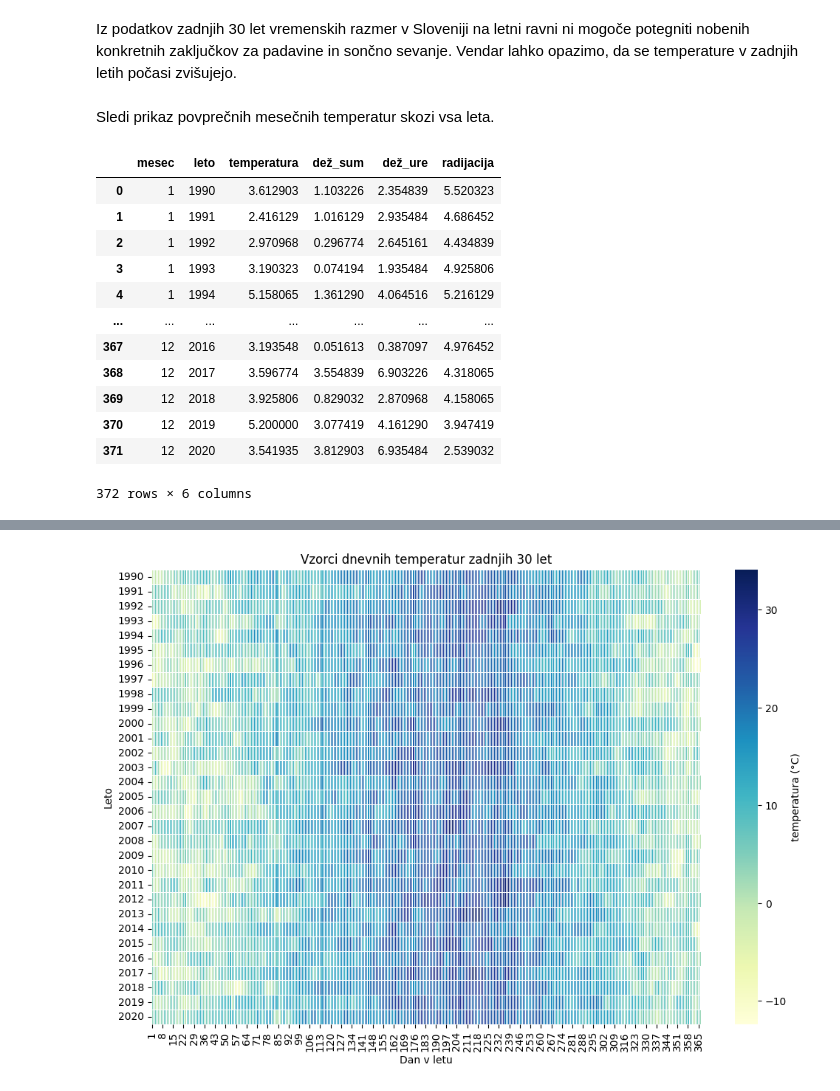
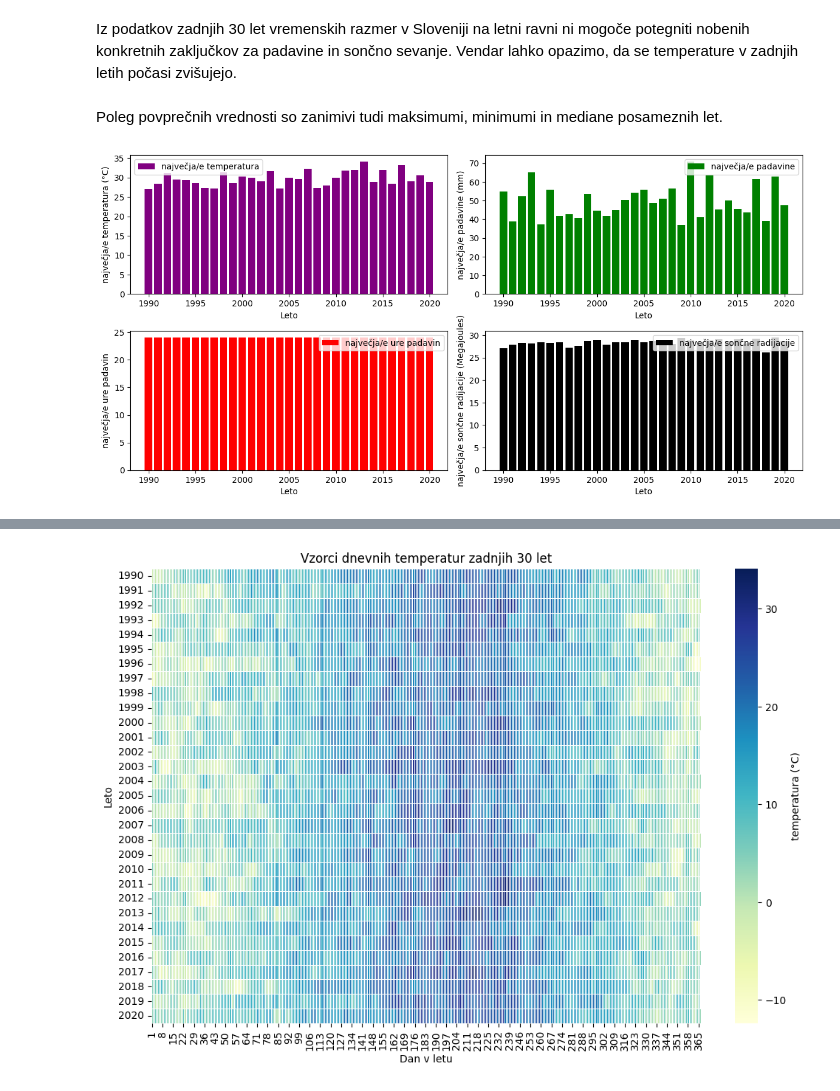
Before and after one commit to DavidSilc/UVP-analiza0, a Jupyter notebook: rezultati.ipynb, the cells around one changed output, grey strips where cells are left out. Saved outputs shown, nothing was run; the diff lists cells and outputs as text; code cells hidden in the pictures.

```diff
--- a/rezultati.ipynb
+++ b/rezultati.ipynb
@@ -127,22 +127,9 @@ analiza.grafi_letnih_povprecij(letno_povprecje)
 [figure]
 # %% [markdown]
 Iz podatkov zadnjih 30 let vremenskih razmer v Sloveniji na letni ravni ni mogoče potegniti nobenih konkretnih zaključkov za padavine in sončno sevanje. Vendar lahko opazimo, da se temperature v zadnjih letih počasi zvišujejo.
-# %% [markdown]
-Sledi prikaz povprečnih mesečnih temperatur skozi vsa leta.
-# %%
-meseci_leta = analiza.groupiranje_meseci_leto(df)
-meseci_leta
-# %% [output]
-|  | mesec | leto | temperatura | dež_sum | dež_ure | radijacija |
-| 0 | 1 | 1990 | 3.612903 | 1.103226 | 2.354839 | 5.520323 |
-| 1 | 1 | 1991 | 2.416129 | 1.016129 | 2.935484 | 4.686452 |
-| 2 | 1 | 1992 | 2.970968 | 0.296774 | 2.645161 | 4.434839 |
-| 3 | 1 | 1993 | 3.190323 | 0.074194 | 1.935484 | 4.925806 |
-| 4 | 1 | 1994 | 5.158065 | 1.361290 | 4.064516 | 5.216129 |
-| ... | ... | ... | ... | ... | ... | ... |
-| 367 | 12 | 2016 | 3.193548 | 0.051613 | 0.387097 | 4.976452 |
-| 368 | 12 | 2017 | 3.596774 | 3.554839 | 6.903226 | 4.318065 |
-| 369 | 12 | 2018 | 3.925806 | 0.829032 | 2.870968 | 4.158065 |
-| 370 | 12 | 2019 | 5.200000 | 3.077419 | 4.161290 | 3.947419 |
-| 371 | 12 | 2020 | 3.541935 | 3.812903 | 6.935484 | 2.539032 |
-372 rows × 6 columns
+# %% [markdown]
+Poleg povprečnih vrednosti so zanimivi tudi maksimumi, minimumi in mediane posameznih let.
+# %%
+analiza.graf_mediana_max_min(df, 'max')
+# %% [output]
+[figure, added]
```
Also changed, not shown: parts of 7 cells of this notebook.
